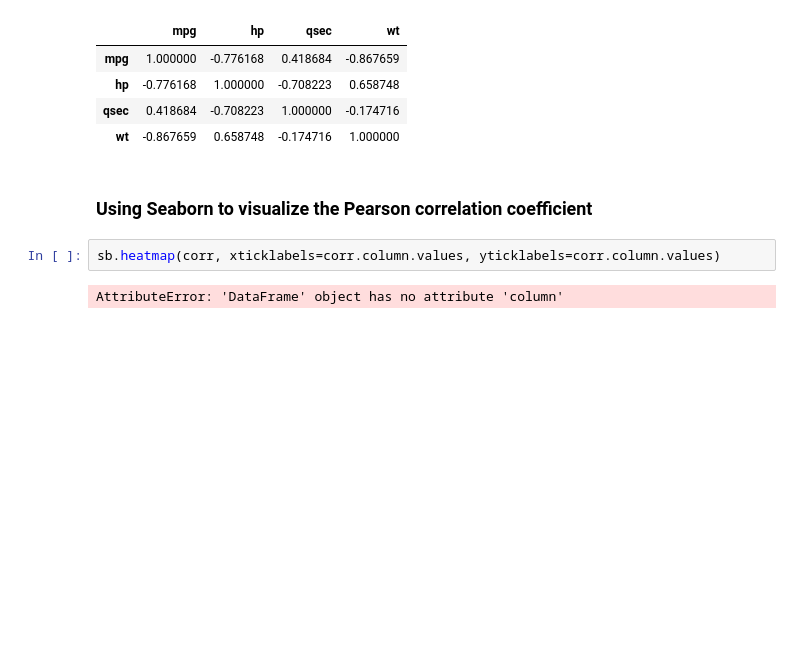
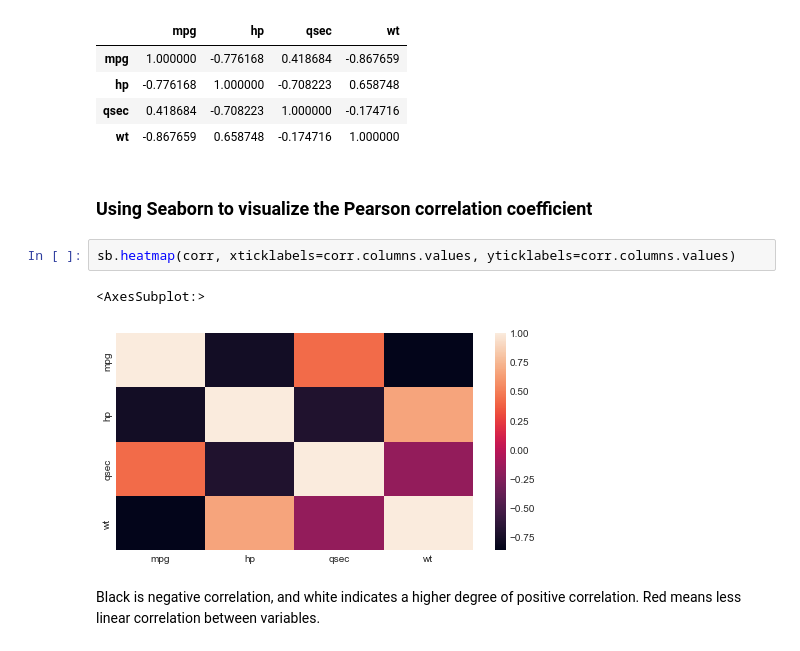
Before and after one commit to rbolt13/python-de-essentils, a Jupyter notebook: 1_jupyter-notebook/5_05_parametric-method.ipynb, the cells around one changed output. Drawn from its saved outputs; the diff is of its cells as text; blank space fills up the shorter version.

```diff
--- a/1_jupyter-notebook/5_05_parametric-method.ipynb
+++ b/1_jupyter-notebook/5_05_parametric-method.ipynb
@@ -82,6 +82,9 @@ corr
 # %% [markdown]
 ### Using Seaborn to visualize the Pearson correlation coefficient
 # %%
-sb.heatmap(corr, xticklabels=corr.column.values, yticklabels=corr.column.values)
+sb.heatmap(corr, xticklabels=corr.columns.values, yticklabels=corr.columns.values)
 # %% [output]
-AttributeError: 'DataFrame' object has no attribute 'column'
+<AxesSubplot:>
+[figure, added]
+# %% [markdown]
+Black is negative correlation, and white indicates a higher degree of positive correlation. Red means less linear correlation between variables.
```
